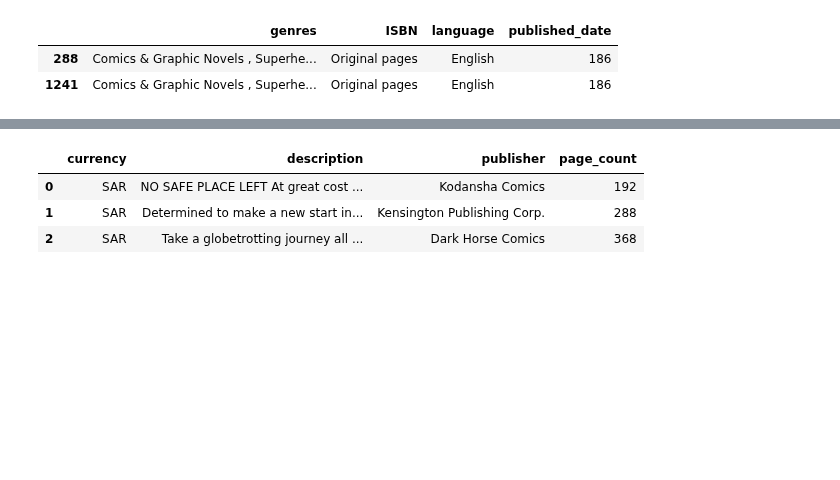
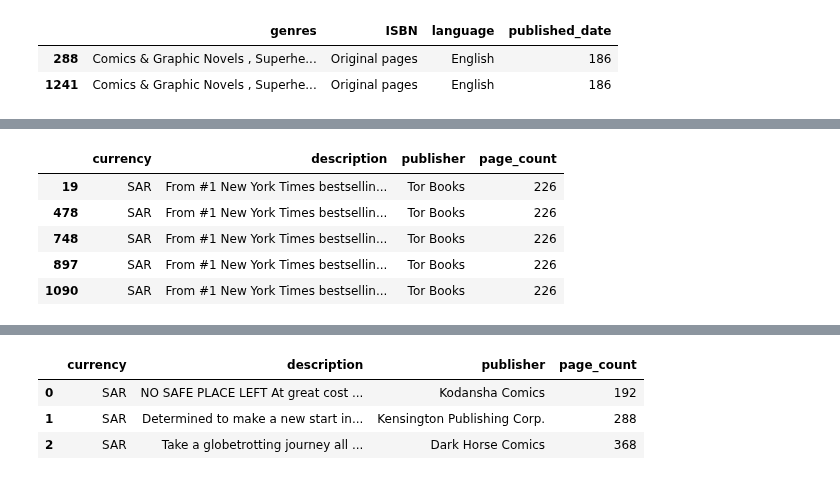
Before and after one commit to bigmikecreates/nlp-practice, a Jupyter notebook: src/notebooks/explore.ipynb, the cells around one changed output, grey strips where cells are left out. Cells and saved outputs as stored; diff of their text form; code cells hidden in the pictures; blank space fills up the shorter version.

```diff
--- a/src/notebooks/explore.ipynb
+++ b/src/notebooks/explore.ipynb
@@ -386,0 +468,12 @@ memory usage: 40.7+ KB
+# %%
+# Checking against other duplicates
+
+sample_subset_duplicate_description = duplicate_descriptions[duplicate_descriptions['description'] == sample_duplicate_description]
+sample_subset_duplicate_description
+# %% [output]
+|  | currency | description | publisher | page_count |
+| 19 | SAR | From #1 New York Times bestsellin... | Tor Books | 226 |
+| 478 | SAR | From #1 New York Times bestsellin... | Tor Books | 226 |
+| 748 | SAR | From #1 New York Times bestsellin... | Tor Books | 226 |
+| 897 | SAR | From #1 New York Times bestsellin... | Tor Books | 226 |
+| 1090 | SAR | From #1 New York Times bestsellin... | Tor Books | 226 |
```
Also changed, not shown: parts of 33 cells of this notebook.
